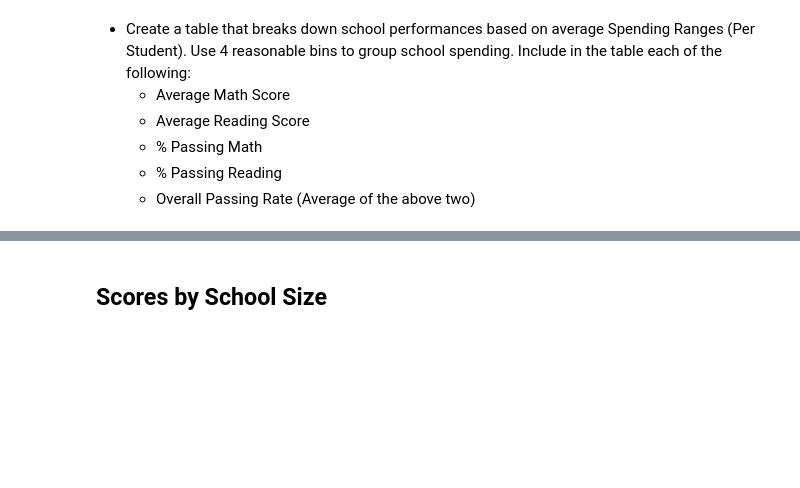
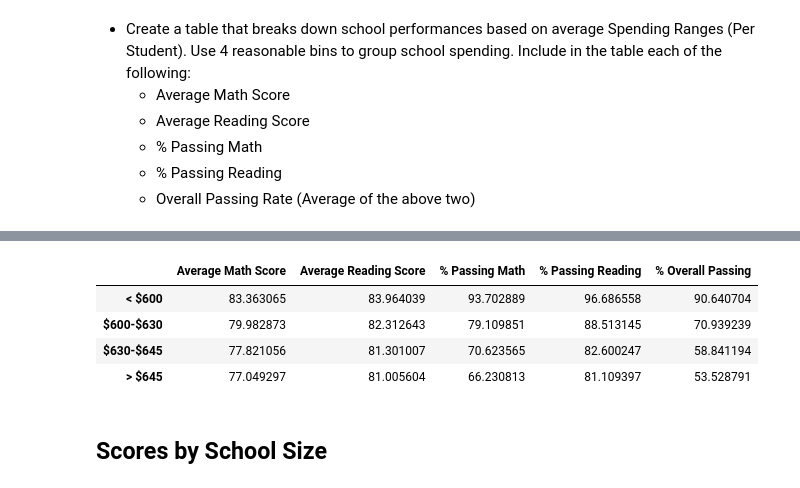
Before and after one commit to Fhern1954/Pandas_Challenge, a Jupyter notebook: PyCitySchools/PyCitySchools_FH.ipynb, the cells around one changed output, grey strips where cells are left out. Drawn from its saved outputs; the diff is of its cells as text; code cells hidden in the pictures; blank space fills up the shorter version.

```diff
--- a/PyCitySchools/PyCitySchools_FH.ipynb
+++ b/PyCitySchools/PyCitySchools_FH.ipynb
@@ -248,3 +310,37 @@ grade_summary_reading_df
+# %%
+#Create Groupby object based on Spending Ranges
+spending_grouped=school_data_complete.groupby('Spending Ranges(Per Student)')
+# %%
+#Calculate total students by Sending Ranges
+spending_total_students=spending_grouped['type'].count()
+# %%
+#Calculate averages
+spending_avg_math = spending_grouped['math_score'].mean()
+spending_avg_reading = spending_grouped['reading_score'].mean()
+# %%
+#Calculate percent passing Math, Reading, and Overall
+pm_spending=pass_math['Spending Ranges(Per Student)'].value_counts()
+perc_pm_spending=(pm_spending/spending_total_students) * 100
+
+pr_spending=pass_reading["Spending Ranges(Per Student)"].value_counts()
+perc_pr_spending=(pr_spending/spending_total_students) * 100
+
+po_spending=pass_overall["Spending Ranges(Per Student)"].value_counts()
+perc_po_spending=(po_spending/spending_total_students) * 100
+# %%
+spending_summary_df=pd.DataFrame({'Average Math Score': spending_avg_math,
+                               'Average Reading Score': spending_avg_reading,
+                               '% Passing Math': perc_pm_spending,
+                               '% Passing Reading': perc_pr_spending,
+                               '% Overall Passing': perc_po_spending
+                               })
+spending_summary_df
+# %% [output]
+|  | Average Math Score | Average Reading Score | % Passing Math | % Passing Reading | % Overall Passing |
+| < $600 | 83.363065 | 83.964039 | 93.702889 | 96.686558 | 90.640704 |
+| $600-$630 | 79.982873 | 82.312643 | 79.109851 | 88.513145 | 70.939239 |
+| $630-$645 | 77.821056 | 81.301007 | 70.623565 | 82.600247 | 58.841194 |
+| > $645 | 77.049297 | 81.005604 | 66.230813 | 81.109397 | 53.528791 |
 # %% [markdown]
 ## Scores by School Size
 # %% [markdown]
```
Also changed, not shown: parts of 6 cells of this notebook.
